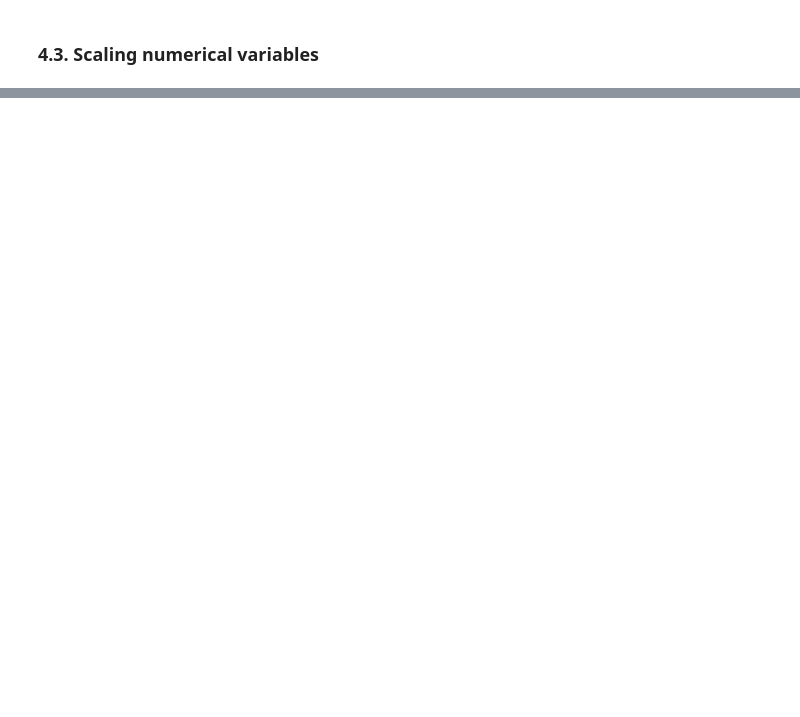
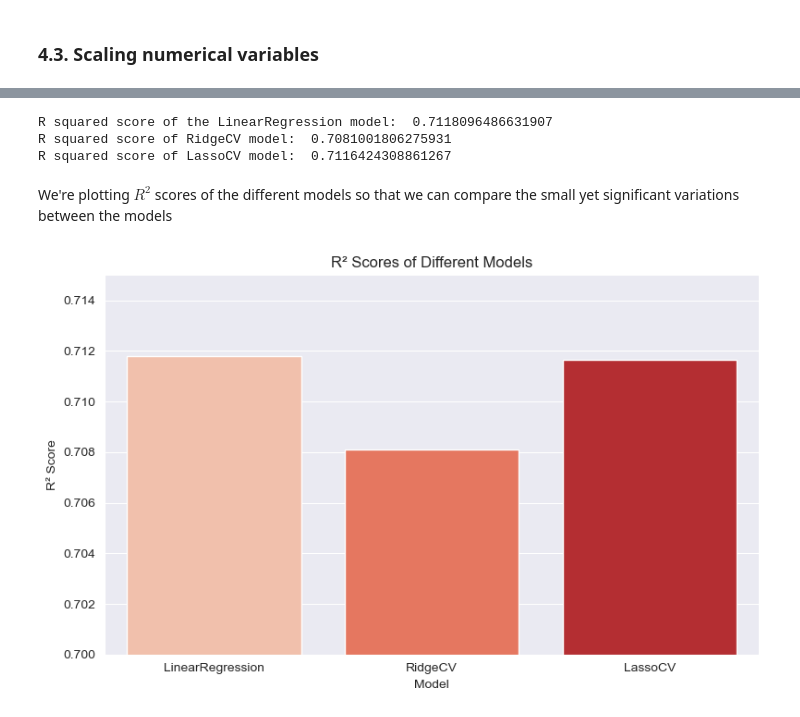
Before and after one commit to ethansmadjaa/Machine-learning-course, a Jupyter notebook: Lab4/9.3.2_bmw_price_prediction_exercise_en.ipynb, the cells around one changed output, grey strips where cells are left out. Drawn from its saved outputs; the diff is of its cells as text; code cells hidden in the pictures; blank space fills up the shorter version.

Commit message:
:sparkles: **Refactor & Clean**: Remove unused imports and redundant cells, streamline data handling, and refactor feature engineering.

```diff
--- a/Lab4/9.3.2_bmw_price_prediction_exercise_en.ipynb
+++ b/Lab4/9.3.2_bmw_price_prediction_exercise_en.ipynb
@@ -231,0 +255,2 @@ Plot feature importance/weight.
+# %%
+X_train, y_train, X_test, y_test = split_data(df, ratio=0.8)
@@ -231,0 +261,20 @@ Plot feature importance/weight.
+# %%
+linearRegression = LinearRegression()
+
+# fit the model to the training data
+linearRegression.fit(X_train, y_train)
+
+# use the model to predict on the test set
+y_pred_Linear_regression = linearRegression.predict(X_test)
+
+# Here I'm simply getting the R2 score of this model
+linearRegression_R2 = r2_score(y_test, y_pred_Linear_regression)
+
+# evaluate the model using r2_score
+print("R squared score of the LinearRegression model: ", linearRegression_R2)
+
+# Here I'm simply getting the MSE score of this model
+linearRegression_MSE = mean_squared_error(y_test, y_pred_Linear_regression)
+
+# Evaluate the model using MSE score
+print("MSE of lasso model: ", linearRegression_MSE)
@@ -231,0 +397,29 @@ Plot feature importance/weight.
+# %%
+R2_scores = {'LinearRegression': linearRegression_R2,
+             'RidgeCV': ridgeCV_R2,
+             'LassoCV': lassoCV_R2}
+
+print("R squared score of the LinearRegression model: ", R2_scores['LinearRegression'])
+
+ridge_R2 = r2_score(y_test, y_pred_ridge)
+print("R squared score of RidgeCV model: ", R2_scores['RidgeCV'])
+
+lasso_R2 = r2_score(y_test, y_pred_lasso)
+print("R squared score of LassoCV model: ", R2_scores['LassoCV'])
+# %% [output]
+R squared score of the LinearRegression model:  0.7118096486631907
+R squared score of RidgeCV model:  0.7081001806275931
+R squared score of LassoCV model:  0.7116424308861267
+# %% [markdown]
+We're plotting $R^2$ scores of the different models so that we can compare the small yet significant variations between the models
+# %%
+plt.figure(figsize=(8, 5))
+sns.barplot(x=list(R2_scores.keys()), y=list(R2_scores.values()), palette='Reds')
+plt.xlabel('Model')
+plt.ylabel('R² Score')
+plt.ylim(0.70, 0.715)
+plt.title('R² Scores of Different Models')
+plt.tight_layout()
+plt.show()
+# %% [output]
+[figure, added]
```
Also changed, not shown: parts of 64 cells of this notebook.
